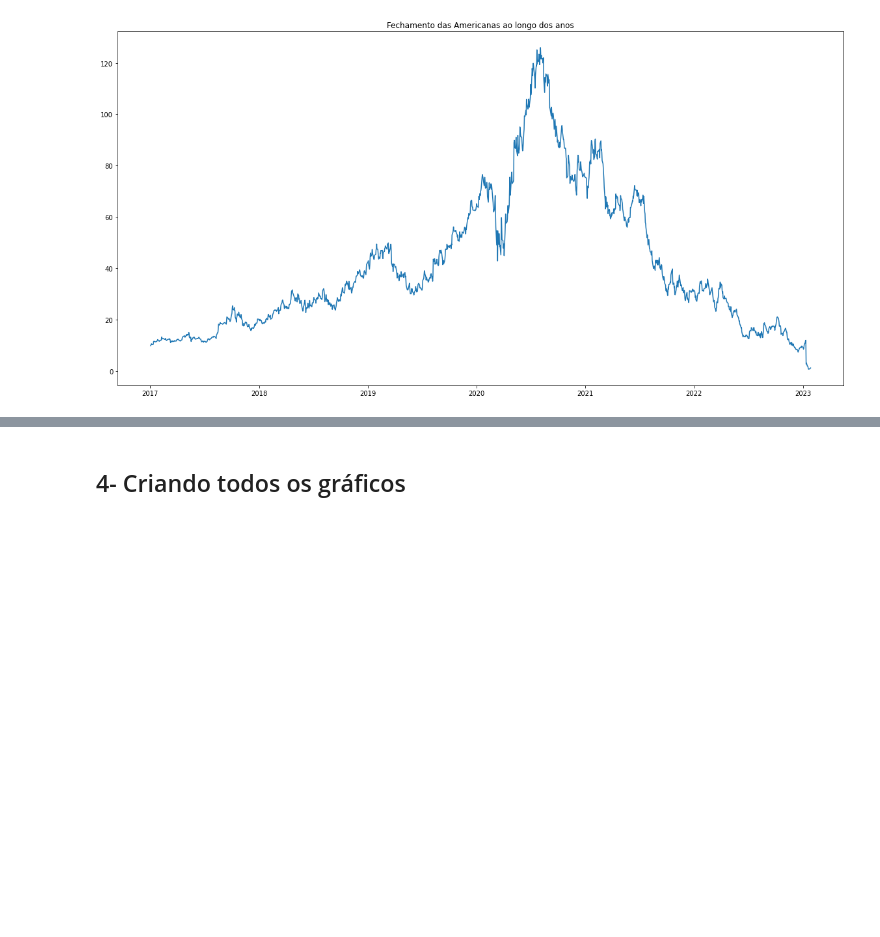
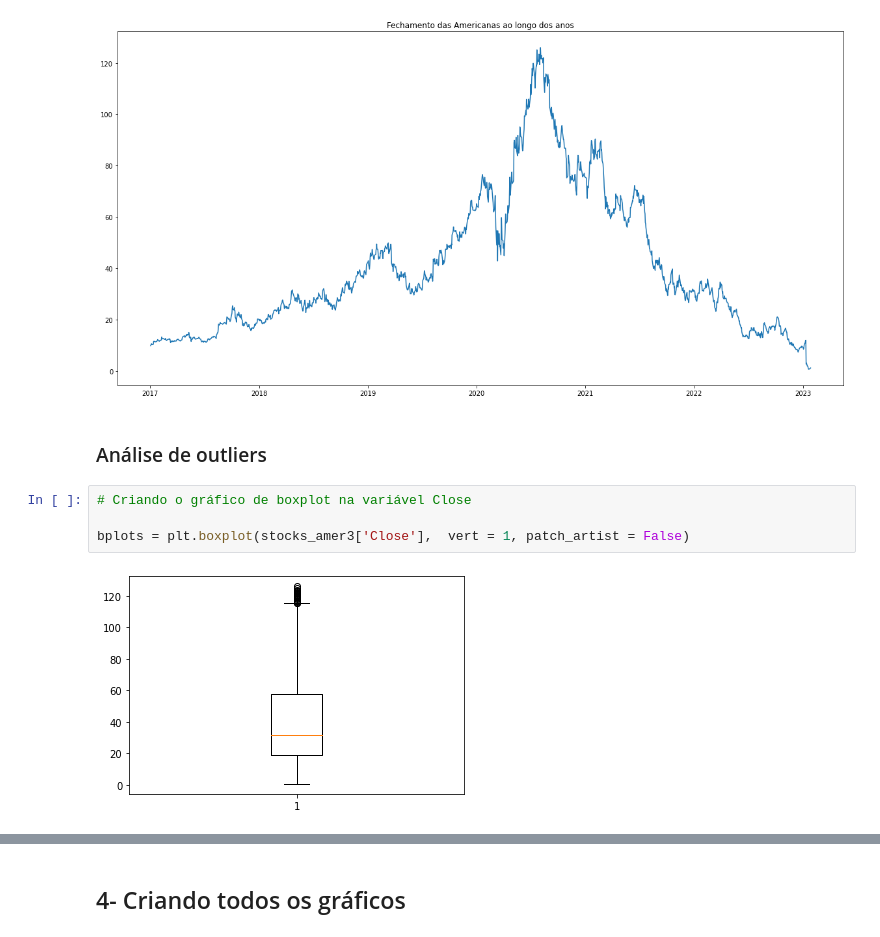
Before and after one commit to brendasfarias/trabindividual1, a Jupyter notebook: trabalho_individual_projeto_previsao_acoes.ipynb, the cells around one changed output, grey strips where cells are left out. Drawn from its saved outputs; the diff is of its cells as text; blank space fills up the shorter version.

```diff
--- a/trabalho_individual_projeto_previsao_acoes.ipynb
+++ b/trabalho_individual_projeto_previsao_acoes.ipynb
@@ -185,3 +185,11 @@ plt.title('Fechamento das Americanas ao longo dos anos')
 plt.show()
 # %% [output]
 [figure]
+# %% [markdown]
+### Análise de outliers
+# %%
+# Criando o gráfico de boxplot na variável Close
+
+bplots = plt.boxplot(stocks_amer3['Close'],  vert = 1, patch_artist = False)
+# %% [output]
+[figure, added]
```
Also changed, not shown: parts of 5 cells of this notebook.
